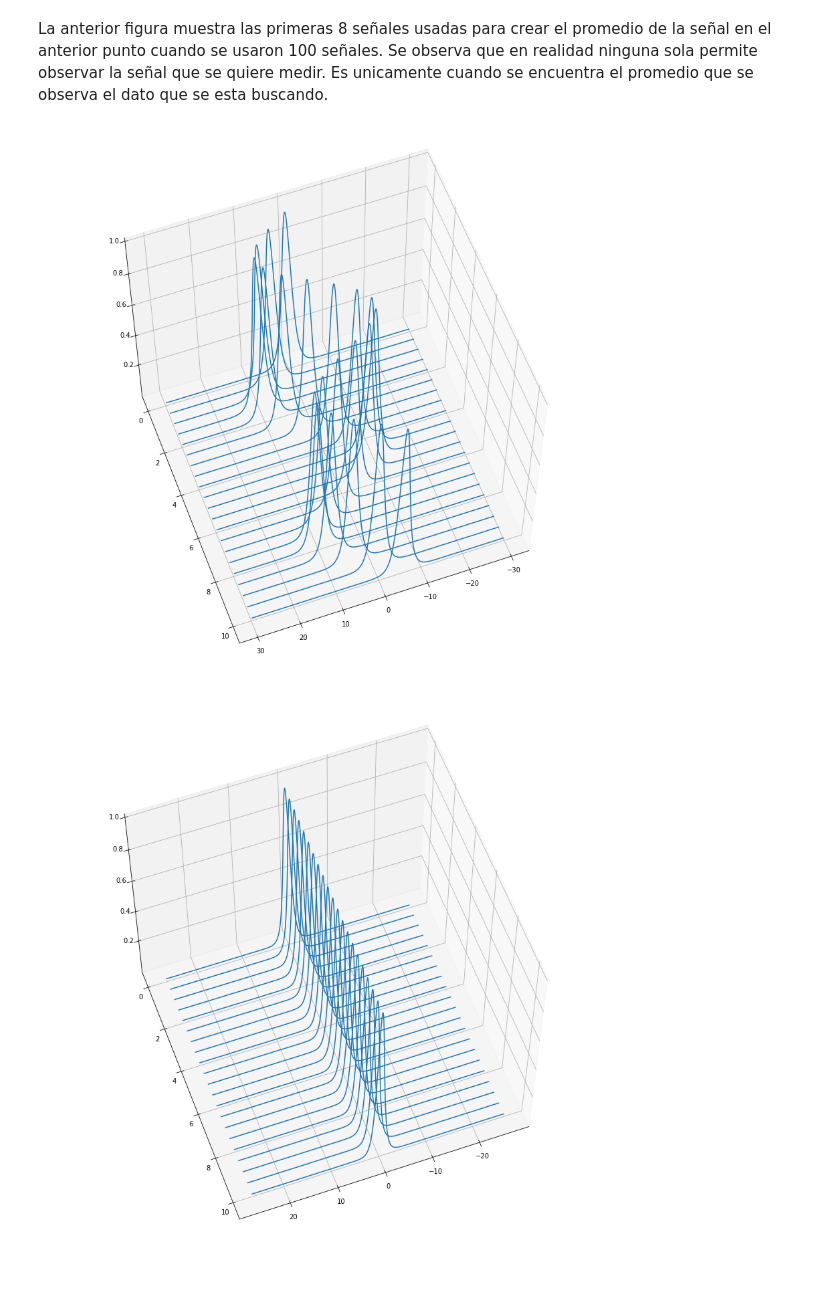
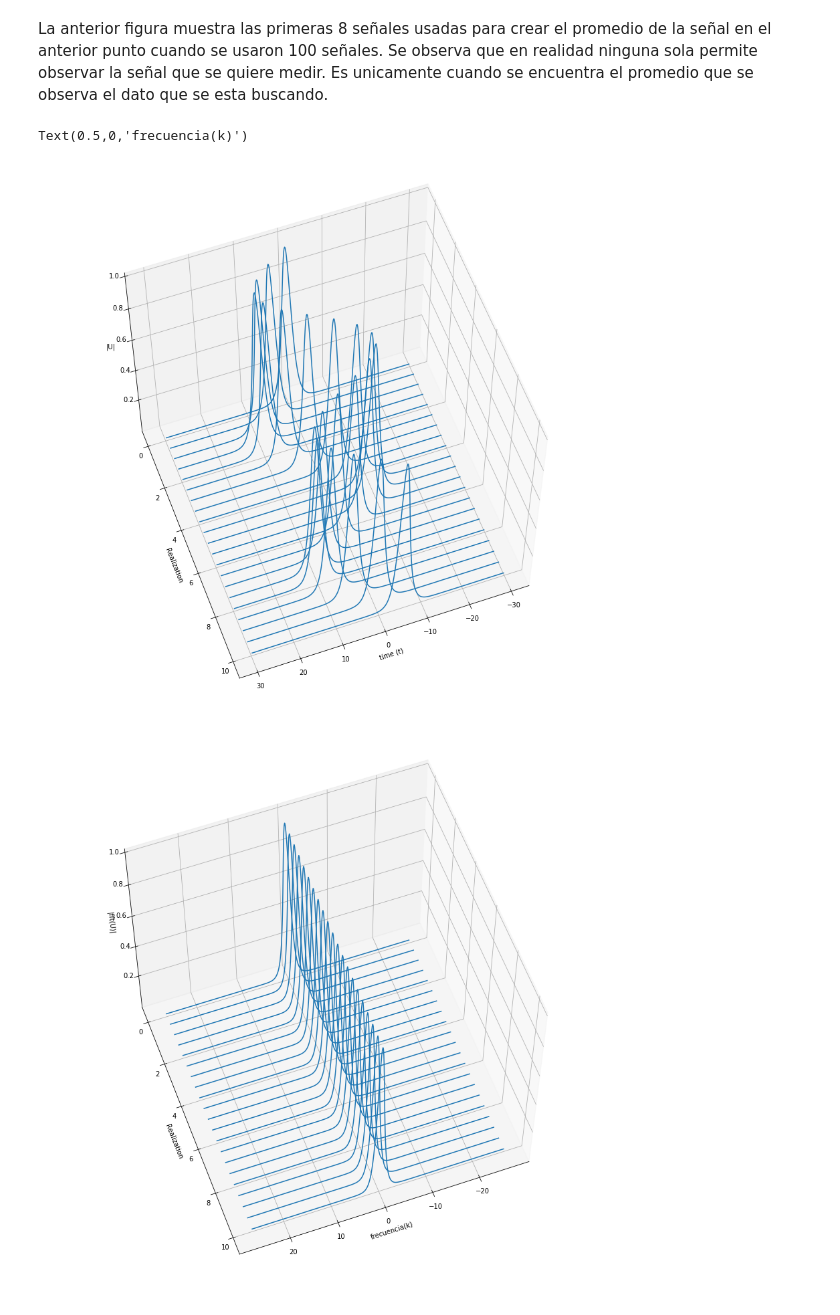
Before and after one commit to jrod781/Herramientas-Computacionales-IMEC3602, a Jupyter notebook: 05_taller04/taller4.ipynb, the cells around one changed output. Drawn from its saved outputs; the diff is of its cells as text; code cells hidden in the pictures.

```diff
--- a/05_taller04/taller4.ipynb
+++ b/05_taller04/taller4.ipynb
@@ -235,32 +237,39 @@ U=np.real(1/np.cosh(T-10*np.sin(S))*np.exp(1.0j*0*T))
 
 fig=plt.figure(figsize=(15,15))
 ax=fig.add_subplot(111,projection='3d')
 ax.plot_wireframe(T,S,U,rstride=1,cstride=0)
 ax.view_init(60,70)
+ax.set_zlabel('|U|')
+ax.set_ylabel('Realization')
+ax.set_xlabel('time (t)')
 
 
 
 
 
 
 Ut=np.asarray([np.fft.fft(U[0])])
 Kp=np.asarray([np.fft.fftshift(K[0])])
 Utp=np.asarray([np.fft.fftshift(Ut[0])])
 Utn=np.asarray([Ut[0]+noise*(np.random.normal(size=(n-1))+1.0j*np.random.normal(size=(n-1)))])
 Utnp=np.asarray([np.fft.fftshift(Utn[0])/(max(abs(Utn[0])))])
 Un=np.fft.ifft([Utn[0]])
 for x in range(1,len(slic)):
     Ut=np.concatenate((Ut,np.asarray([np.fft.fft(U[x])])),axis=0)
     Kp=np.concatenate((Kp,np.asarray([np.fft.fftshift(K[x])])),axis=0)
     Utp=np.concatenate((Utp,np.asarray([np.fft.fftshift(Ut[x])])),axis=0)
     Utn=np.concatenate((Utn,np.asarray([Ut[x]+noise*(np.random.normal(size=(n-1))+1.0j*np.random.normal(size=(n-1)))])),axis=0)
     Utnp=np.concatenate((Utnp,np.asarray([np.fft.fftshift(Utn[x])/(max(abs(Utn[x])))])),axis=0)
     Un=np.concatenate((Un,np.fft.ifft([Utn[x]])),axis=0)
 
 fig=plt.figure(figsize=(15,15))
 ax=fig.add_subplot(111,projection='3d')
 ax.plot_wireframe(Kp,S,abs(Utp)/max(abs(Utp[0])),rstride=1,cstride=0)
+ax.set_zlabel('|fft(U)|')
+ax.set_ylabel('Realization')
+ax.set_xlabel('frecuencia(k)')
 ax.view_init(60,70)
 # %% [output]
+Text(0.5,0,'frecuencia(k)')
-[figure, old version]
+[figure, new version]
-[figure, old version]
+[figure, new version]
```
Also changed, not shown: parts of 21 cells of this notebook, 1 other file.
